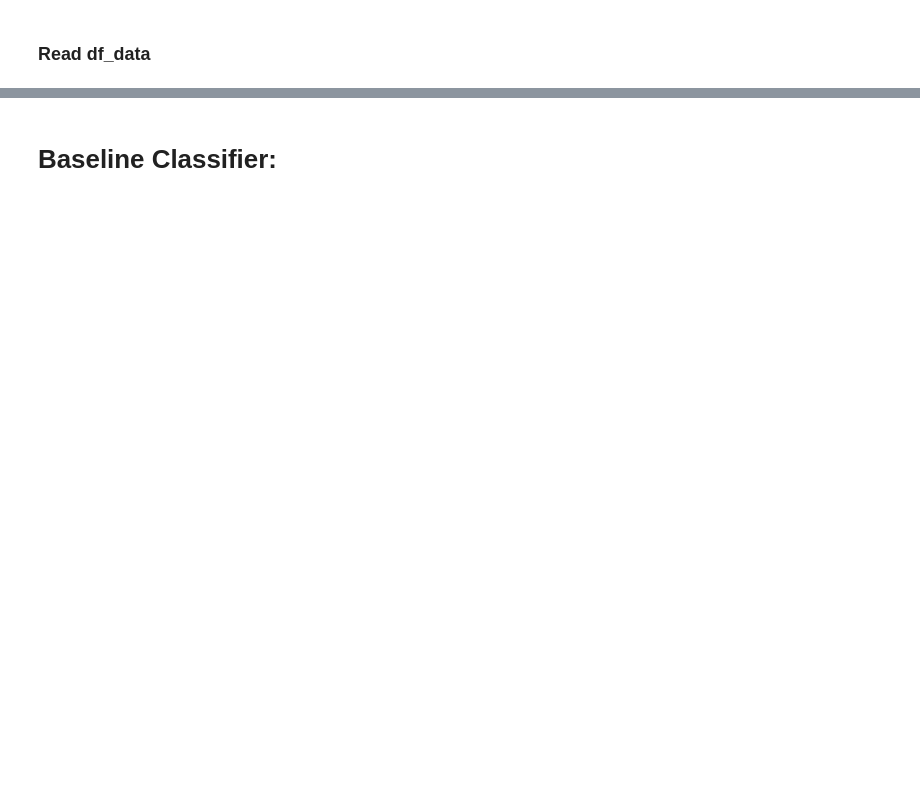
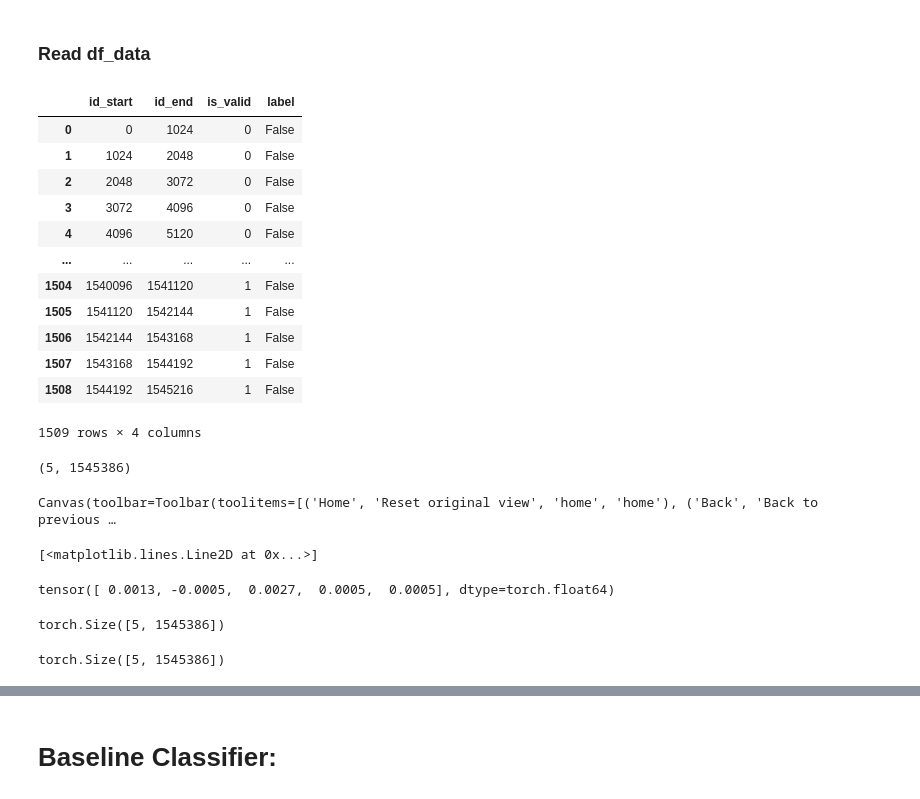
Before and after one commit to fer-rplazas/lfp_analysis, a Jupyter notebook: nbs/03_train.ipynb, the cells around one changed output, grey strips where cells are left out. Cells and saved outputs as stored; diff of their text form; code cells hidden in the pictures; blank space fills up the shorter version.

```diff
--- a/nbs/03_train.ipynb
+++ b/nbs/03_train.ipynb
@@ -62,0 +194,21 @@ df_data = pd.read_csv(CSV_SOURCE, index_col=0)
+# %%
+df_data = make_label_df(label, 0.500)
+df_data
+# %% [output]
+|  | id_start | id_end | is_valid | label |
+| 0 | 0 | 1024 | 0 | False |
+| 1 | 1024 | 2048 | 0 | False |
+| 2 | 2048 | 3072 | 0 | False |
+| 3 | 3072 | 4096 | 0 | False |
+| 4 | 4096 | 5120 | 0 | False |
+| ... | ... | ... | ... | ... |
+| 1504 | 1540096 | 1541120 | 1 | False |
+| 1505 | 1541120 | 1542144 | 1 | False |
+| 1506 | 1542144 | 1543168 | 1 | False |
+| 1507 | 1543168 | 1544192 | 1 | False |
+| 1508 | 1544192 | 1545216 | 1 | False |
+1509 rows × 4 columns
+# %%
+LFP.shape
+# %% [output]
+(5, 1545386)
@@ -62,0 +229,6 @@ df_data = pd.read_csv(CSV_SOURCE, index_col=0)
+# %%
+fig, ax = plt.subplots()
+ax.plot(LFP[0])
+# %% [output]
+Canvas(toolbar=Toolbar(toolitems=[('Home', 'Reset original view', 'home', 'home'), ('Back', 'Back to previous …
+[<matplotlib.lines.Line2D at 0x...>]
@@ -63,3 +237,16 @@ df_data = pd.read_csv(CSV_SOURCE, index_col=0)
+# %%
+means
+# %% [output]
+tensor([ 0.0013, -0.0005,  0.0027,  0.0005,  0.0005], dtype=torch.float64)
+# %%
+X = torch.tensor(LFP)
+X.shape
+# %% [output]
+torch.Size([5, 1545386])
+# %%
+(X - means[:, None]).shape
+# %% [output]
+torch.Size([5, 1545386])
 # %%
 df_data["label"].value_counts(normalize=True)
 # %% [output]
```
Also changed, not shown: parts of 64 cells of this notebook, 36 other files.
